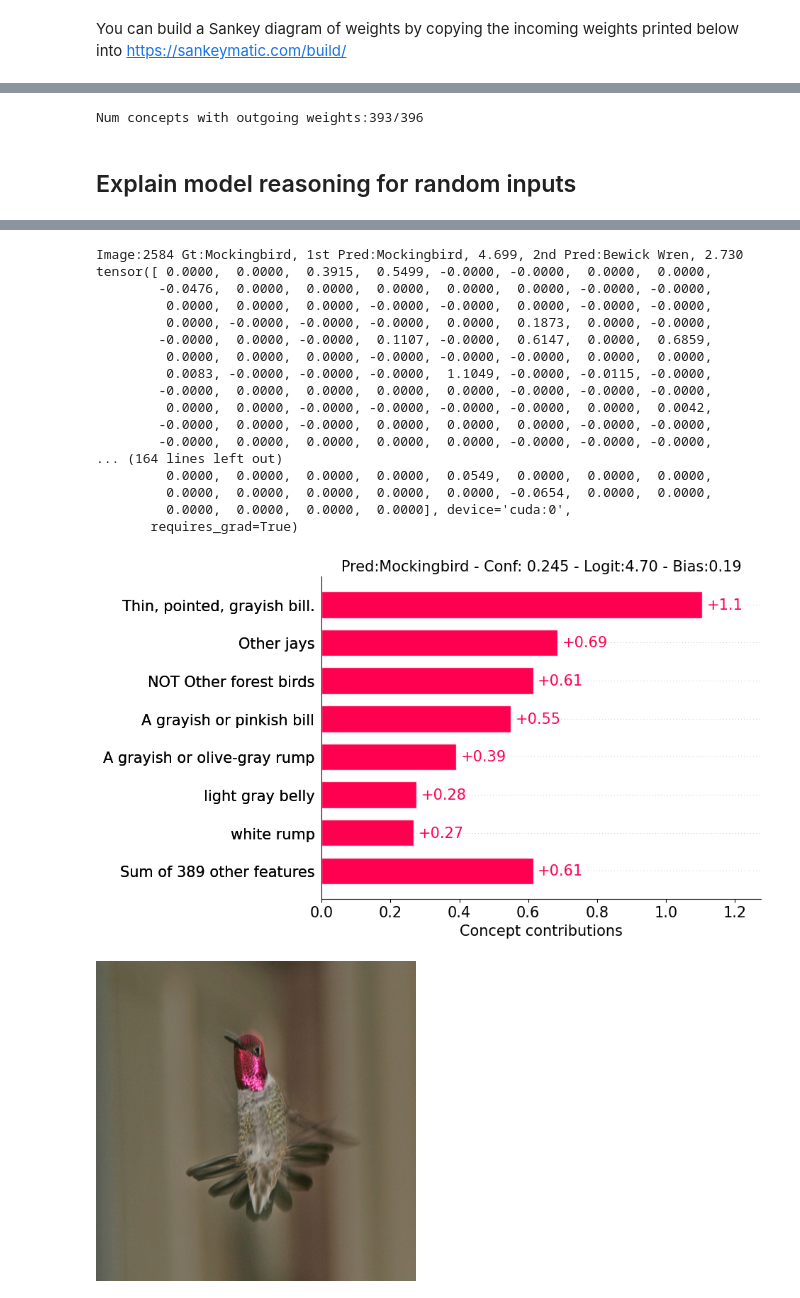
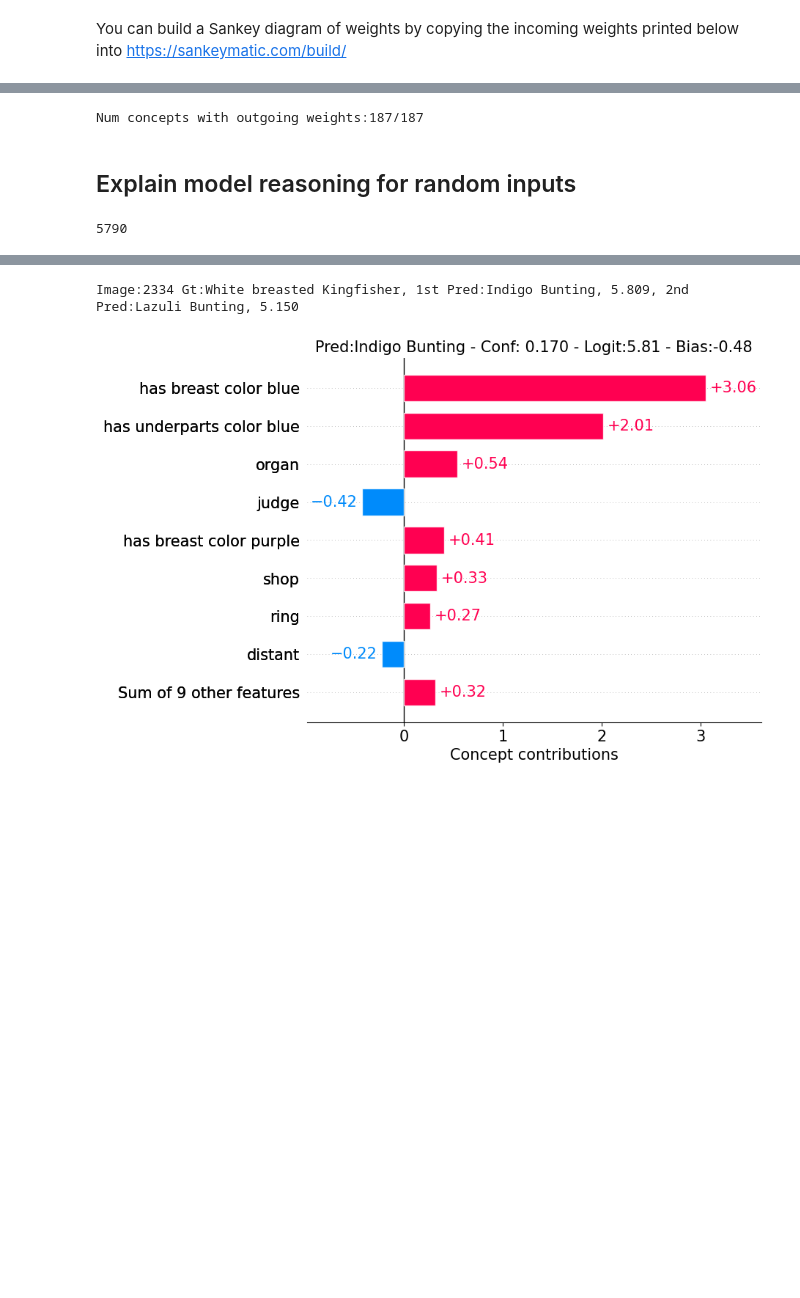
Before and after one commit to TraglerT/Label-free-CBM, a Jupyter notebook: evaluate_cbm.ipynb, the cells around one changed output, grey strips where cells are left out. Cells and saved outputs as stored; diff of their text form; code cells hidden in the pictures; blank space fills up the shorter version.

Commit message:
Diverse changes to plotting functions.
Small diverse cleanups for final push.

```diff
--- a/evaluate_cbm.ipynb
+++ b/evaluate_cbm.ipynb
@@ -8,7 +8,7 @@ import json
 import cbm
 # %%
 # change this to the correct model dir, everything else should be taken care of
-load_dir = "saved_models/cub_cbm_2025_09_15_09_39"
+load_dir = "saved_models/1_random_word+attribute_cub_cbm_2026_02_25_20_49"
 device = "cuda"
 
 with open(os.path.join(load_dir, "args.txt"), "r") as f:
@@ -100,15 +93,19 @@ Lowest weights: medium-sized sparrow build:-0.427, Medium-sized songbird build:-
 weight_contribs = torch.sum(torch.abs(model.final.weight), dim=0)
 print("Num concepts with outgoing weights:{}/{}".format(torch.sum(weight_contribs>1e-5), len(weight_contribs)))
 # %% [output]
-Num concepts with outgoing weights:393/396
+Num concepts with outgoing weights:187/187
 # %% [markdown]
 ## Explain model reasoning for random inputs
 # %%
-do_print=False
-num_display=2
-if do_print: num_display=1
+max_display_default = 9
+do_print=True
+if do_print:
+    num_display=1
+    to_display = [2334] #2334,3216 #White_Breasted_Kingfisher_0017_73355, 2500 funny
+else:
+    num_display=5
+    to_display = random.sample([i for i in range(len(val_pil_data))], k=num_display)
 
-to_display = random.sample([i for i in range(len(val_pil_data))], k=num_display)
 
 with torch.no_grad():
     for i in to_display:
@@ -129,8 +126,10 @@ with torch.no_grad():
             #print(contributions, concept_act[0], model.final.weight[top_classes[k], :])
             feature_names = [("NOT " if concept_act[0][i] < 0 else "") + concepts[i] for i in range(len(concepts))]
             values = contributions.cpu().numpy()
-            max_display = min(int(sum(abs(values)>0.005))+1, 8)
+            #print("pos values", int(sum(abs(values)>0.005)))
+            max_display = min(int(sum(abs(values)>0.005))+1, max_display_default)
             title = "Pred:{} - Conf: {:.3f} - Logit:{:.2f} - Bias:{:.2f}".format(classes[top_classes[k]],
                              conf[top_classes[k]], top_logit_vals[k], model.final.bias[top_classes[k]])
             plots.bar(values, feature_names, max_display=max_display, title=title, fontsize=15, do_print=do_print)
 # %% [output]
+5790
@@ -138,19 +137,2 @@ with torch.no_grad():
-Image:2584 Gt:Mockingbird, 1st Pred:Mockingbird, 4.699, 2nd Pred:Bewick Wren, 2.730
-tensor([ 0.0000,  0.0000,  0.3915,  0.5499, -0.0000, -0.0000,  0.0000,  0.0000,
-        -0.0476,  0.0000,  0.0000,  0.0000,  0.0000,  0.0000, -0.0000, -0.0000,
-         0.0000,  0.0000,  0.0000, -0.0000, -0.0000,  0.0000, -0.0000, -0.0000,
-         0.0000, -0.0000, -0.0000, -0.0000,  0.0000,  0.1873,  0.0000, -0.0000,
-        -0.0000,  0.0000, -0.0000,  0.1107, -0.0000,  0.6147,  0.0000,  0.6859,
-         0.0000,  0.0000,  0.0000, -0.0000, -0.0000, -0.0000,  0.0000,  0.0000,
-         0.0083, -0.0000, -0.0000, -0.0000,  1.1049, -0.0000, -0.0115, -0.0000,
-        -0.0000,  0.0000,  0.0000,  0.0000,  0.0000, -0.0000, -0.0000, -0.0000,
-         0.0000,  0.0000, -0.0000, -0.0000, -0.0000, -0.0000,  0.0000,  0.0042,
-        -0.0000,  0.0000, -0.0000,  0.0000,  0.0000,  0.0000, -0.0000, -0.0000,
-        -0.0000,  0.0000,  0.0000,  0.0000,  0.0000, -0.0000, -0.0000, -0.0000,
-... (164 lines left out)
-         0.0000,  0.0000,  0.0000,  0.0000,  0.0549,  0.0000,  0.0000,  0.0000,
-         0.0000,  0.0000,  0.0000,  0.0000,  0.0000, -0.0654,  0.0000,  0.0000,
-         0.0000,  0.0000,  0.0000,  0.0000], device='cuda:0',
-       requires_grad=True)
+Image:2334 Gt:White breasted Kingfisher, 1st Pred:Indigo Bunting, 5.809, 2nd Pred:Lazuli Bunting, 5.150
-[figure, old version]
+[figure, new version]
-[figure, removed]
```
Also changed, not shown: parts of 14 cells of this notebook, 10 other files.
